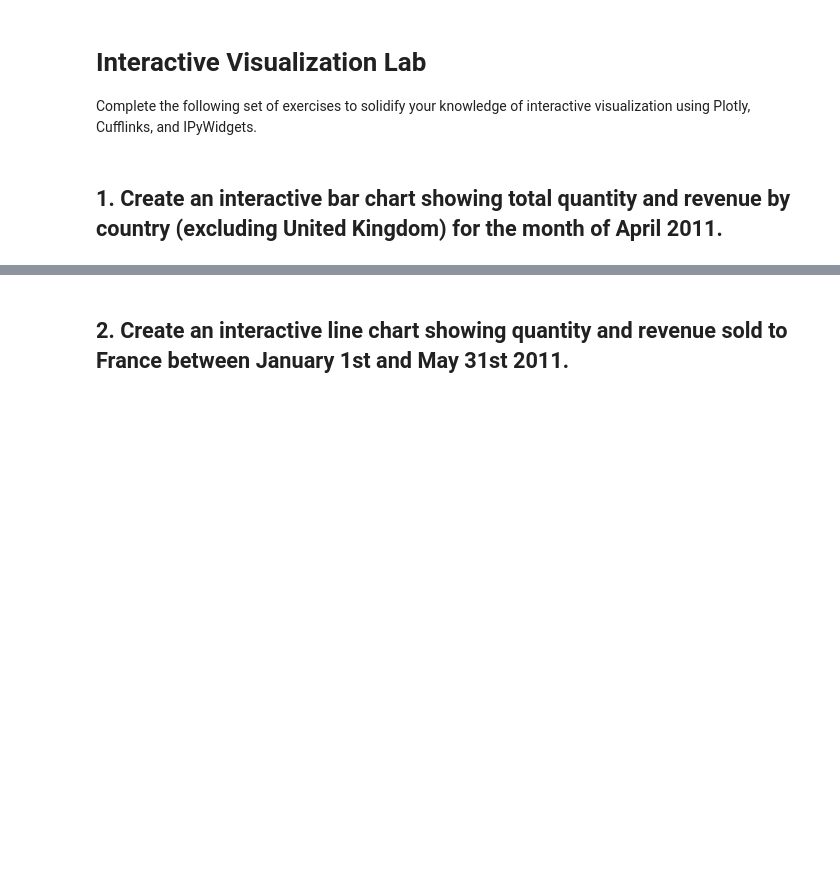
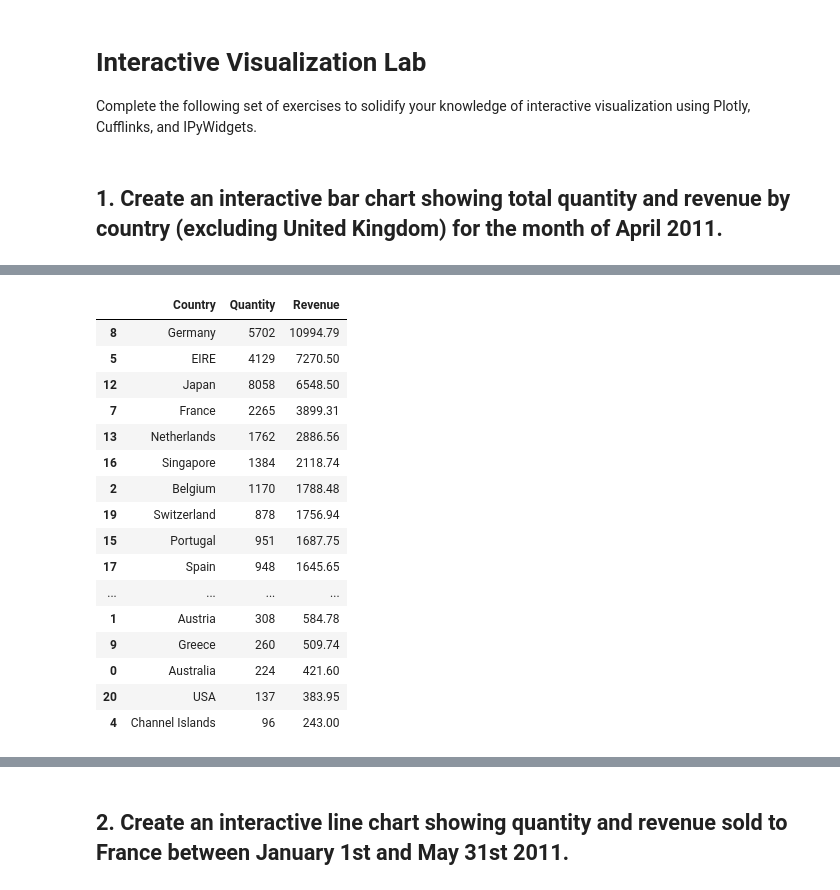
Before and after one commit to Ironhack-Data-Madrid-Octubre-2023/5.2-lab_interactive_visualization, a Jupyter notebook: your-code/main.ipynb, the cells around one changed output, grey strips where cells are left out. Cells and saved outputs as stored; diff of their text form; code cells hidden in the pictures; blank space fills up the shorter version.

```diff
--- a/your-code/main.ipynb
+++ b/your-code/main.ipynb
@@ -11,3 +12,6 @@ from ipywidgets import interact
 cf.go_offline()
 # %% [markdown]
 ## 1. Create an interactive bar chart showing total quantity and revenue by country (excluding United Kingdom) for the month of April 2011.
+# %%
+retail_df = pd.read_excel('../data/Online retail.xlsx')
+retail_df.head()
@@ -13,0 +25,26 @@ cf.go_offline()
+# %%
+data = retail_df[retail_df.Country != 'United Kingdom']  # Filter out the United Kingdom
+data = data[(data.InvoiceDate >= '2011-04-01') & (data.InvoiceDate <= '2011-04-30')]  # Filter by date range
+
+# Group by 'Country' and sum 'Quantity' and 'Revenue'
+data = data.groupby('Country').agg({'Quantity': 'sum', 'Revenue': 'sum'}).reset_index()
+
+data.sort_values(by='Revenue', ascending=False)
+# %% [output]
+|  | Country | Quantity | Revenue |
+| 8 | Germany | 5702 | 10994.79 |
+| 5 | EIRE | 4129 | 7270.50 |
+| 12 | Japan | 8058 | 6548.50 |
+| 7 | France | 2265 | 3899.31 |
+| 13 | Netherlands | 1762 | 2886.56 |
+| 16 | Singapore | 1384 | 2118.74 |
+| 2 | Belgium | 1170 | 1788.48 |
+| 19 | Switzerland | 878 | 1756.94 |
+| 15 | Portugal | 951 | 1687.75 |
+| 17 | Spain | 948 | 1645.65 |
+| ... | ... | ... | ... |
+| 1 | Austria | 308 | 584.78 |
+| 9 | Greece | 260 | 509.74 |
+| 0 | Australia | 224 | 421.60 |
+| 20 | USA | 137 | 383.95 |
+| 4 | Channel Islands | 96 | 243.00 |
```
Also changed, not shown: parts of 11 cells of this notebook, 2 other files.
